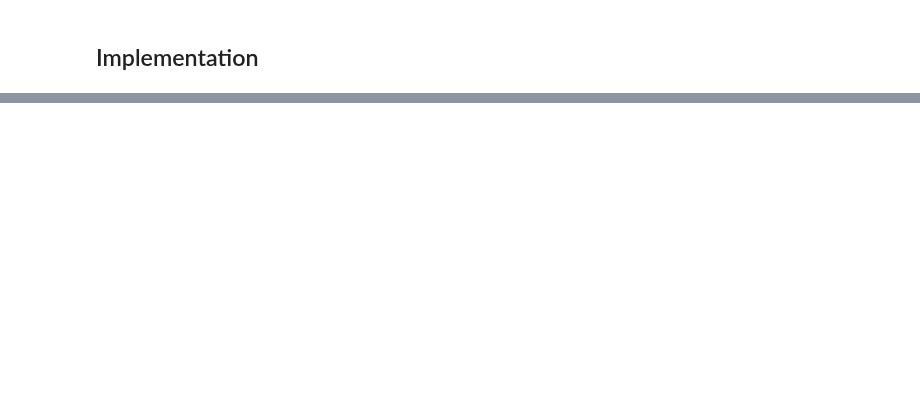
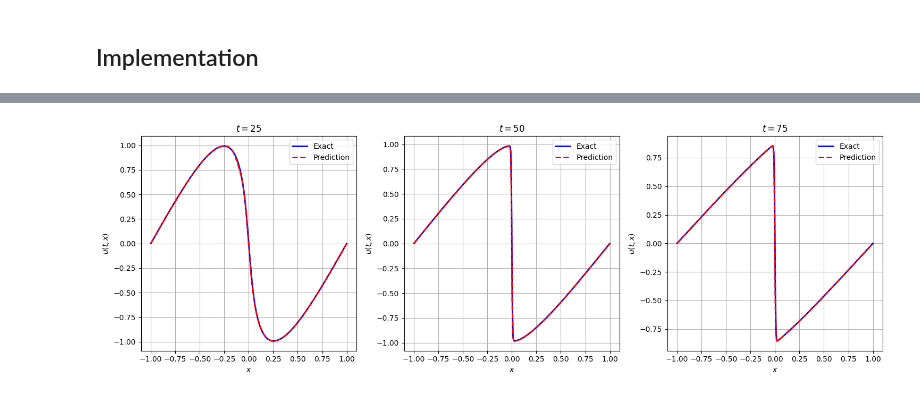
Before and after one commit to aderdouri/PINNs, a Jupyter notebook: Tutorials/burgers_equation.ipynb, the cells around one changed output, grey strips where cells are left out. Drawn from its saved outputs; the diff is of its cells as text; code cells hidden in the pictures; blank space fills up the shorter version.

```diff
--- a/Tutorials/burgers_equation.ipynb
+++ b/Tutorials/burgers_equation.ipynb
@@ -182,0 +224,31 @@ plt.plot(u_pred[:,30])
+# %%
+# Step 8: Compare predictions with exact solution at specific time slices
+time_slices = [25, 50, 75]  # Time slices to compare
+
+plt.figure(figsize=(15, 5))
+
+for i, t_slice in enumerate(time_slices):
+    # Extract points for the time slice
+    t_slice_tensor = torch.full_like(x, t_slice)
+    u_pred_slice = u_pred[:, t_slice]
+
+    # Compute exact solution
+    u_exact_slice = usol[:,t_slice]
+
+    u_pred[:,30]
+
+
+    # Plot comparison
+    plt.subplot(1, 3, i + 1)
+    plt.plot(x.numpy(), u_exact_slice, 'b-', label='Exact', linewidth=2)
+    plt.plot(x.numpy(), u_pred_slice, 'r--', label='Prediction', linewidth=2)
+    plt.title(f"$t = {t_slice}$")
+    plt.xlabel("$x$")
+    plt.ylabel("$u(t, x)$")
+    plt.legend()
+    plt.grid()
+
+plt.tight_layout()
+plt.show()
+# %% [output]
+[figure, added]
```
Also changed, not shown: parts of 11 cells of this notebook.
